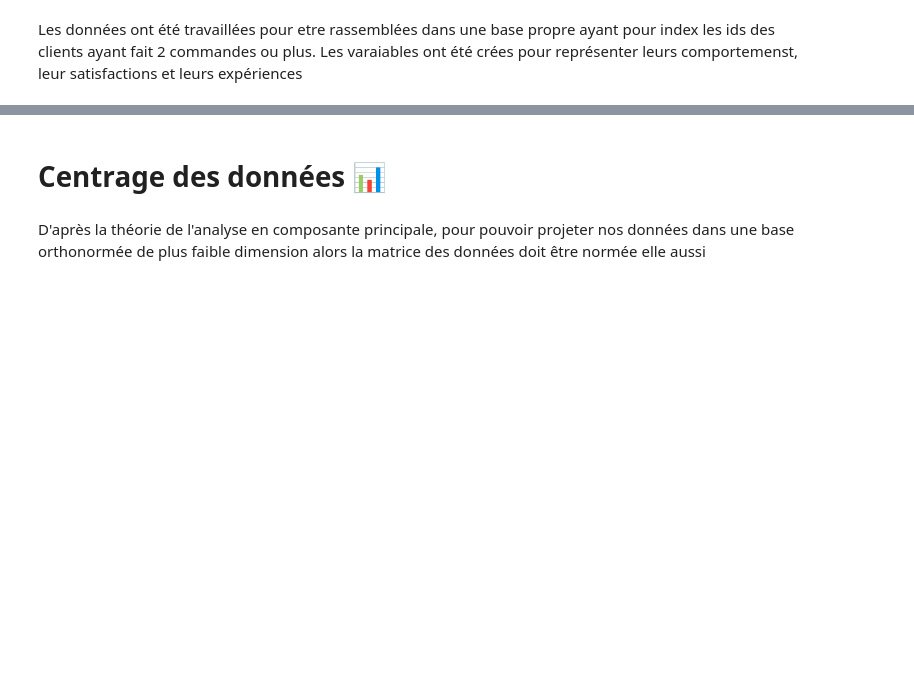
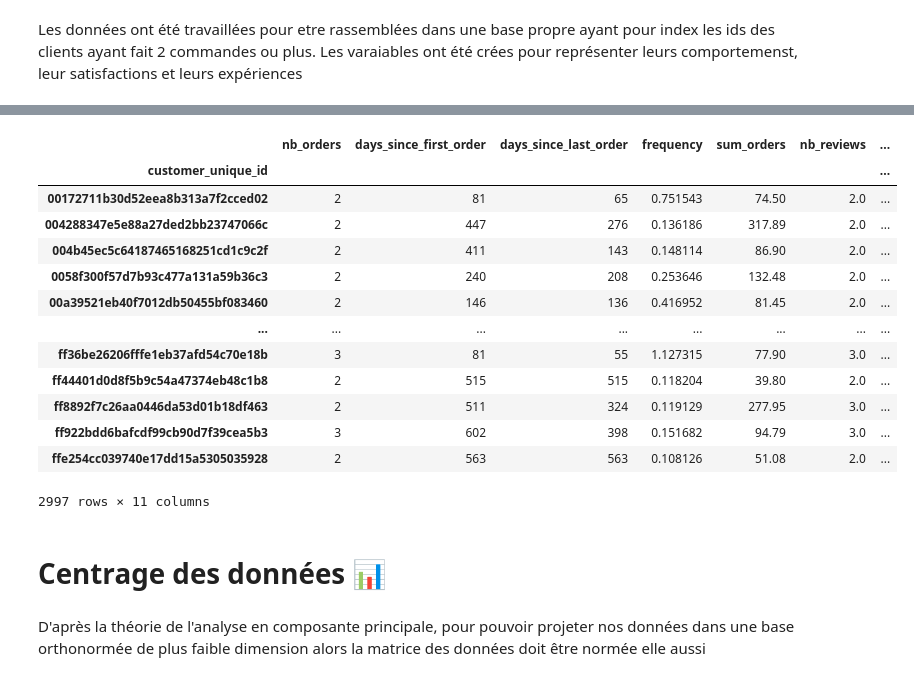
Before and after one commit to khub41/OC_P05, a Jupyter notebook: modelisation.ipynb, the cells around one changed output, grey strips where cells are left out. Drawn from its saved outputs; the diff is of its cells as text; code cells hidden in the pictures; blank space fills up the shorter version.

```diff
--- a/modelisation.ipynb
+++ b/modelisation.ipynb
@@ -73,0 +96,17 @@ data.shape
+# %%
+data.loc[:,:'cancelation_rate']
+# %% [output]
+|  | nb_orders | days_since_first_order | days_since_last_order | frequency | sum_orders | nb_reviews | ... |
+| customer_unique_id |  |  |  |  |  |  | ... |
+| 00172711b30d52eea8b313a7f2cced02 | 2 | 81 | 65 | 0.751543 | 74.50 | 2.0 | ... |
+| 004288347e5e88a27ded2bb23747066c | 2 | 447 | 276 | 0.136186 | 317.89 | 2.0 | ... |
+| 004b45ec5c64187465168251cd1c9c2f | 2 | 411 | 143 | 0.148114 | 86.90 | 2.0 | ... |
+| 0058f300f57d7b93c477a131a59b36c3 | 2 | 240 | 208 | 0.253646 | 132.48 | 2.0 | ... |
+| 00a39521eb40f7012db50455bf083460 | 2 | 146 | 136 | 0.416952 | 81.45 | 2.0 | ... |
+| ... | ... | ... | ... | ... | ... | ... | ... |
+| ff36be26206fffe1eb37afd54c70e18b | 3 | 81 | 55 | 1.127315 | 77.90 | 3.0 | ... |
+| ff44401d0d8f5b9c54a47374eb48c1b8 | 2 | 515 | 515 | 0.118204 | 39.80 | 2.0 | ... |
+| ff8892f7c26aa0446da53d01b18df463 | 2 | 511 | 324 | 0.119129 | 277.95 | 3.0 | ... |
+| ff922bdd6bafcdf99cb90d7f39cea5b3 | 3 | 602 | 398 | 0.151682 | 94.79 | 3.0 | ... |
+| ffe254cc039740e17dd15a5305035928 | 2 | 563 | 563 | 0.108126 | 51.08 | 2.0 | ... |
+2997 rows × 11 columns
```
Also changed, not shown: parts of 4 cells of this notebook, 1 other file.
